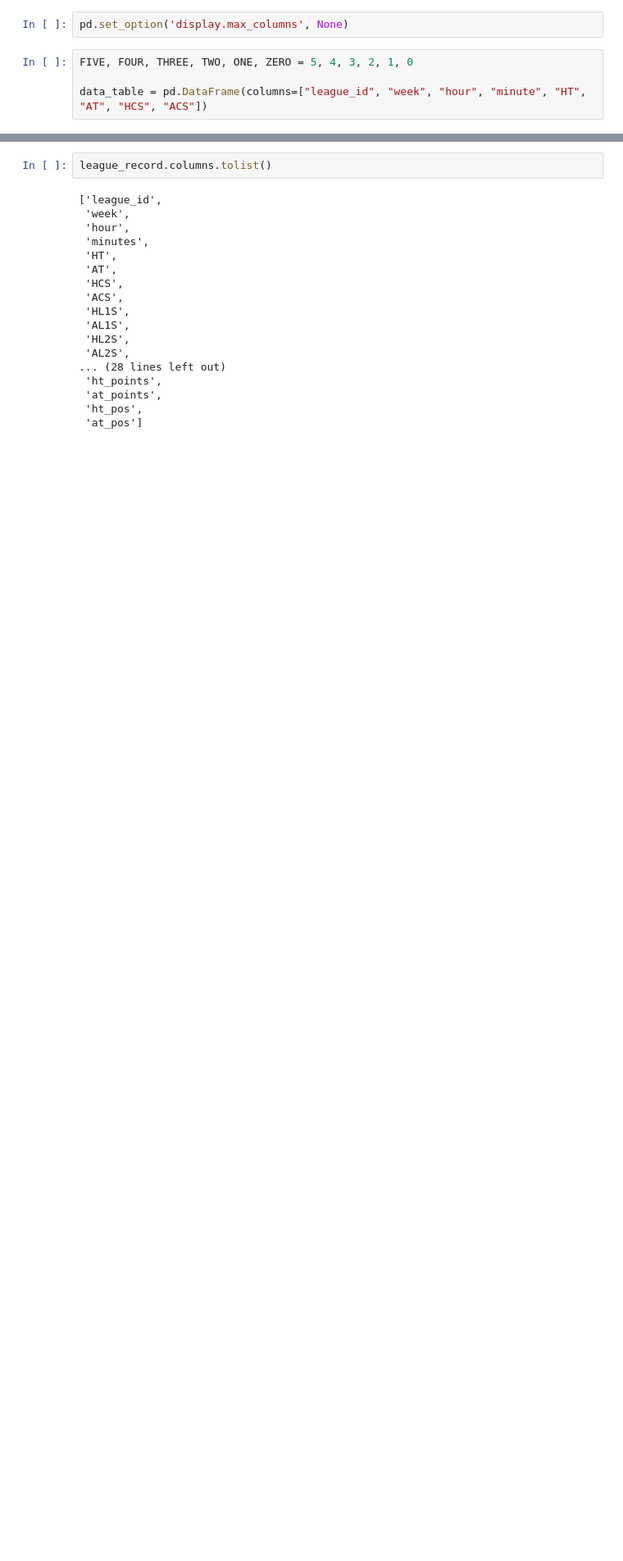
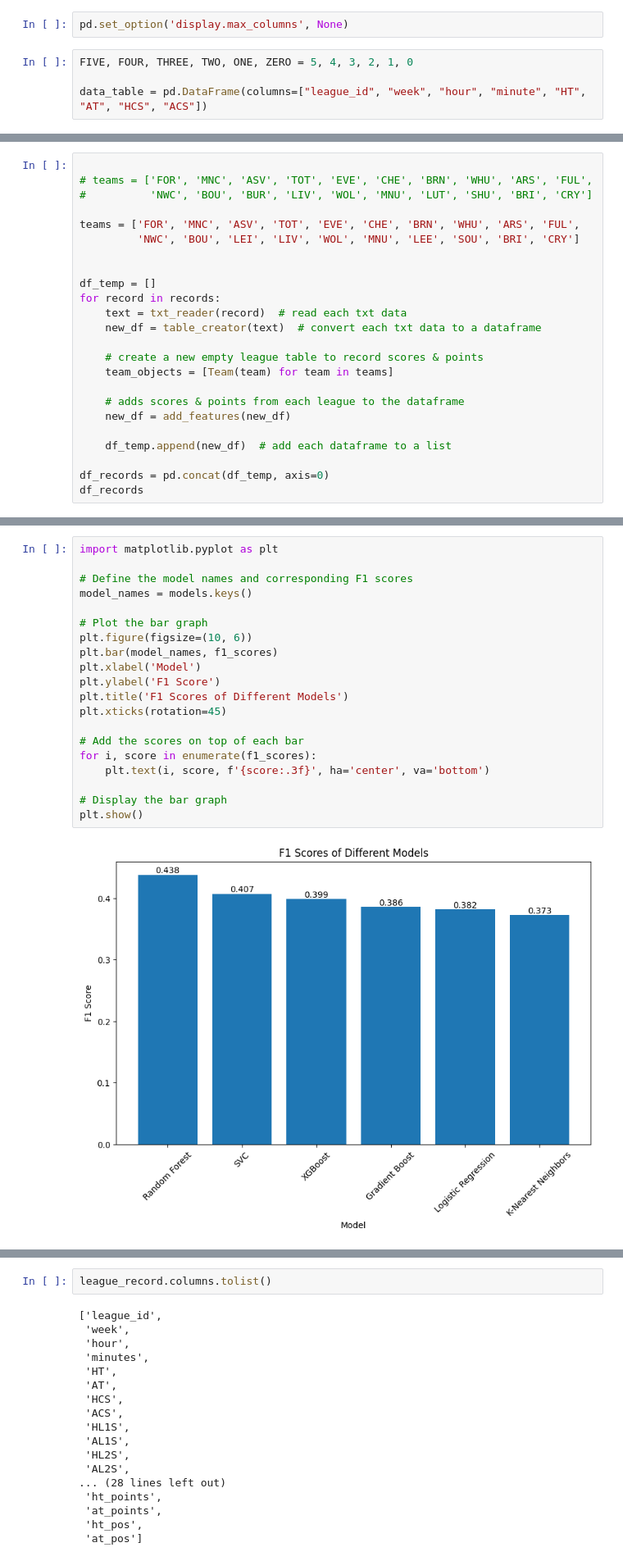
Before and after one commit to CJay-Cipher/virtual_football_league_predictor, a Jupyter notebook: main_nb.ipynb, the cells around one changed output, grey strips where cells are left out. Shown at 82% size. Drawn from its saved outputs; the diff is of its cells as text; blank space fills up the shorter version.

```diff
--- a/main_nb.ipynb
+++ b/main_nb.ipynb
@@ -166,0 +153,24 @@ Goals Against: 2
+# %%
+
+# teams = ['FOR', 'MNC', 'ASV', 'TOT', 'EVE', 'CHE', 'BRN', 'WHU', 'ARS', 'FUL',
+#          'NWC', 'BOU', 'BUR', 'LIV', 'WOL', 'MNU', 'LUT', 'SHU', 'BRI', 'CRY']
+
+teams = ['FOR', 'MNC', 'ASV', 'TOT', 'EVE', 'CHE', 'BRN', 'WHU', 'ARS', 'FUL',
+         'NWC', 'BOU', 'LEI', 'LIV', 'WOL', 'MNU', 'LEE', 'SOU', 'BRI', 'CRY']
+
+
+df_temp = []
+for record in records:
+    text = txt_reader(record)  # read each txt data
+    new_df = table_creator(text)  # convert each txt data to a dataframe
+
+    # create a new empty league table to record scores & points
+    team_objects = [Team(team) for team in teams]
+
+    # adds scores & points from each league to the dataframe
+    new_df = add_features(new_df)
+
+    df_temp.append(new_df)  # add each dataframe to a list
+
+df_records = pd.concat(df_temp, axis=0)
+df_records
@@ -166,0 +449,22 @@ Goals Against: 2
+# %%
+import matplotlib.pyplot as plt
+
+# Define the model names and corresponding F1 scores
+model_names = models.keys()
+
+# Plot the bar graph
+plt.figure(figsize=(10, 6))
+plt.bar(model_names, f1_scores)
+plt.xlabel('Model')
+plt.ylabel('F1 Score')
+plt.title('F1 Scores of Different Models')
+plt.xticks(rotation=45)
+
+# Add the scores on top of each bar
+for i, score in enumerate(f1_scores):
+    plt.text(i, score, f'{score:.3f}', ha='center', va='bottom')
+
+# Display the bar graph
+plt.show()
+# %% [output]
+[figure, added]
```
Also changed, not shown: parts of 21 cells of this notebook, 1 other file.
